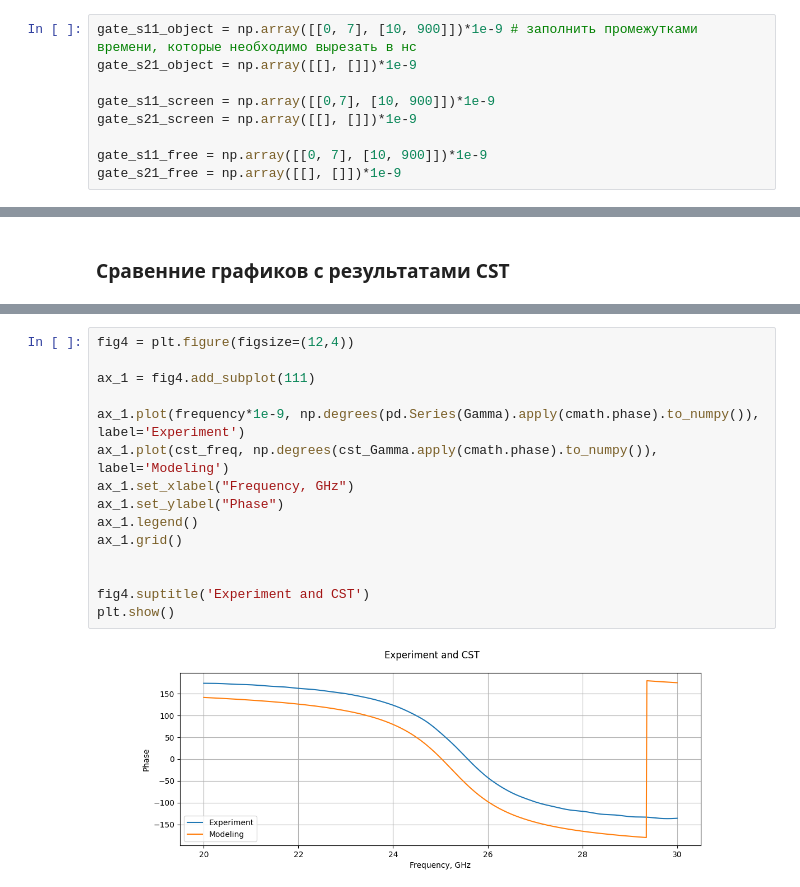
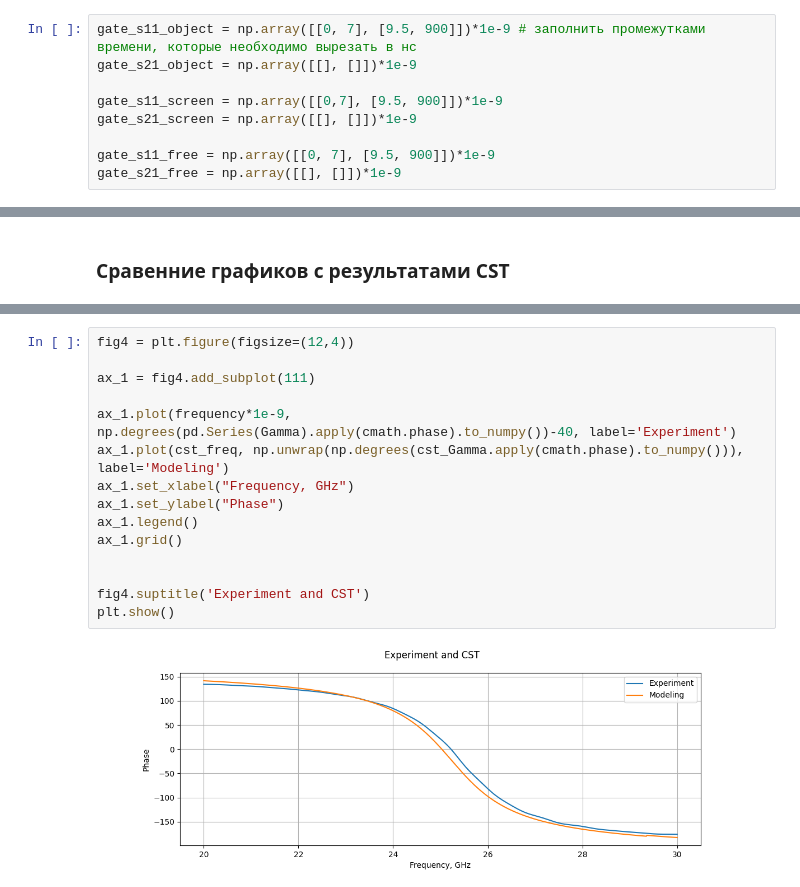
Before and after one commit to isvoropaev02/post_processing_RIS, a Jupyter notebook: 4sept/rc_0deg.ipynb, the cells around one changed output, grey strips where cells are left out. Saved outputs shown, nothing was run; the diff lists cells and outputs as text.

```diff
--- a/4sept/rc_0deg.ipynb
+++ b/4sept/rc_0deg.ipynb
@@ -136,13 +138,13 @@ plt.show()
 # %% [output]
 [figure]
 # %%
-gate_s11_object = np.array([[0, 7], [10, 900]])*1e-9 # заполнить промежутками времени, которые необходимо вырезать в нс
+gate_s11_object = np.array([[0, 7], [9.5, 900]])*1e-9 # заполнить промежутками времени, которые необходимо вырезать в нс
 gate_s21_object = np.array([[], []])*1e-9
 
-gate_s11_screen = np.array([[0,7], [10, 900]])*1e-9
+gate_s11_screen = np.array([[0,7], [9.5, 900]])*1e-9
 gate_s21_screen = np.array([[], []])*1e-9
 
-gate_s11_free = np.array([[0, 7], [10, 900]])*1e-9
+gate_s11_free = np.array([[0, 7], [9.5, 900]])*1e-9
 gate_s21_free = np.array([[], []])*1e-9
 # %%
 def time_gate_s_param(gate: np.ndarray, s_par: pd.core.series.Series, n=N_fft, time=time):
@@ -239,17 +241,17 @@ plt.show()
 # %%
 fig4 = plt.figure(figsize=(12,4))
 
 ax_1 = fig4.add_subplot(111)
 
-ax_1.plot(frequency*1e-9, np.degrees(pd.Series(Gamma).apply(cmath.phase).to_numpy()), label='Experiment')
-ax_1.plot(cst_freq, np.degrees(cst_Gamma.apply(cmath.phase).to_numpy()), label='Modeling')
+ax_1.plot(frequency*1e-9, np.degrees(pd.Series(Gamma).apply(cmath.phase).to_numpy())-40, label='Experiment')
+ax_1.plot(cst_freq, np.unwrap(np.degrees(cst_Gamma.apply(cmath.phase).to_numpy())), label='Modeling')
 ax_1.set_xlabel("Frequency, GHz")
 ax_1.set_ylabel("Phase")
 ax_1.legend()
 ax_1.grid()
 
 
 fig4.suptitle('Experiment and CST')
 plt.show()
 # %% [output]
-[figure, old version]
+[figure, new version]
```
Also changed, not shown: parts of 3 cells of this notebook, 1 other file.
